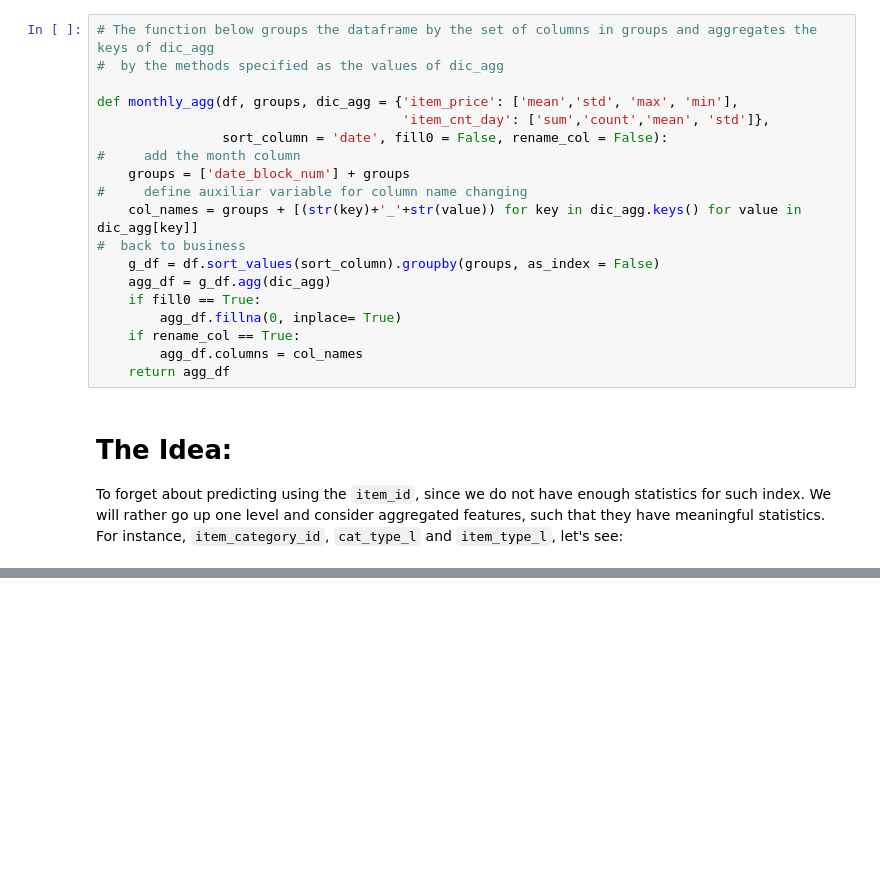
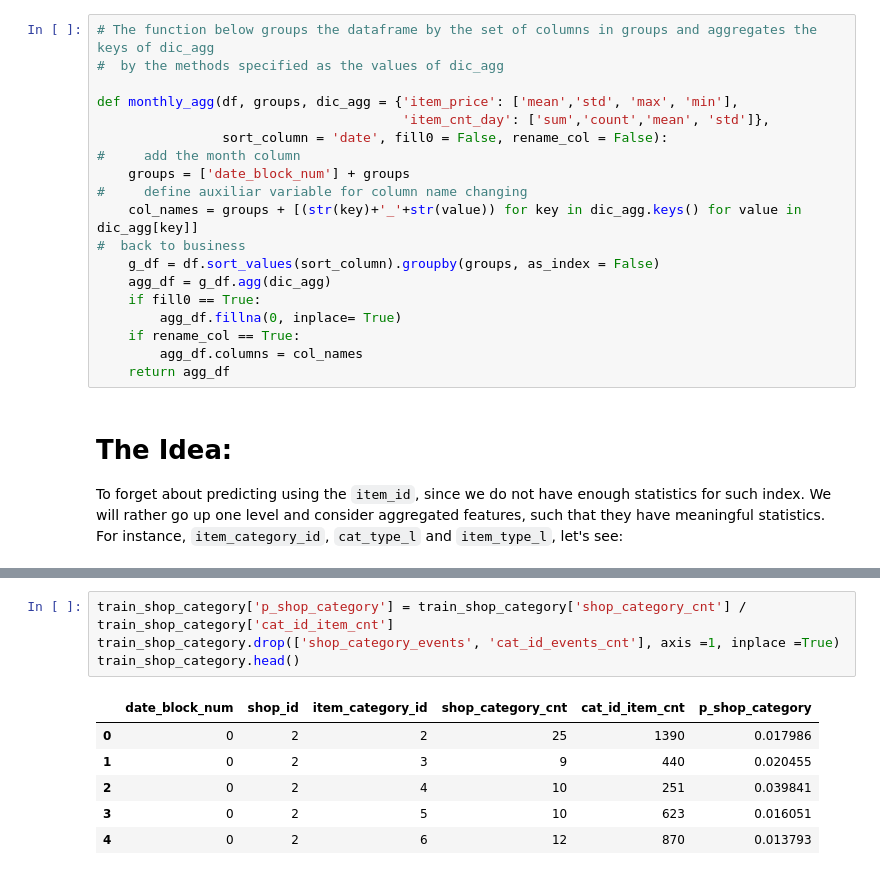
Before and after one commit to data-science-if-usp/kaggle, a Jupyter notebook: pablo/Predict Future Sales.ipynb, the cells around one changed output, grey strips where cells are left out. Drawn from its saved outputs; the diff is of its cells as text; blank space fills up the shorter version.

```diff
--- a/pablo/Predict Future Sales.ipynb
+++ b/pablo/Predict Future Sales.ipynb
@@ -269,0 +336,11 @@ It contains all `['shop_id', 'item_id']` pairs, this will the starting point of
+# %%
+train_shop_category['p_shop_category'] = train_shop_category['shop_category_cnt'] / train_shop_category['cat_id_item_cnt']
+train_shop_category.drop(['shop_category_events', 'cat_id_events_cnt'], axis =1, inplace =True)
+train_shop_category.head()
+# %% [output]
+|  | date_block_num | shop_id | item_category_id | shop_category_cnt | cat_id_item_cnt | p_shop_category |
+| 0 | 0 | 2 | 2 | 25 | 1390 | 0.017986 |
+| 1 | 0 | 2 | 3 | 9 | 440 | 0.020455 |
+| 2 | 0 | 2 | 4 | 10 | 251 | 0.039841 |
+| 3 | 0 | 2 | 5 | 10 | 623 | 0.016051 |
+| 4 | 0 | 2 | 6 | 12 | 870 | 0.013793 |
```
Also changed, not shown: parts of 19 cells of this notebook.
